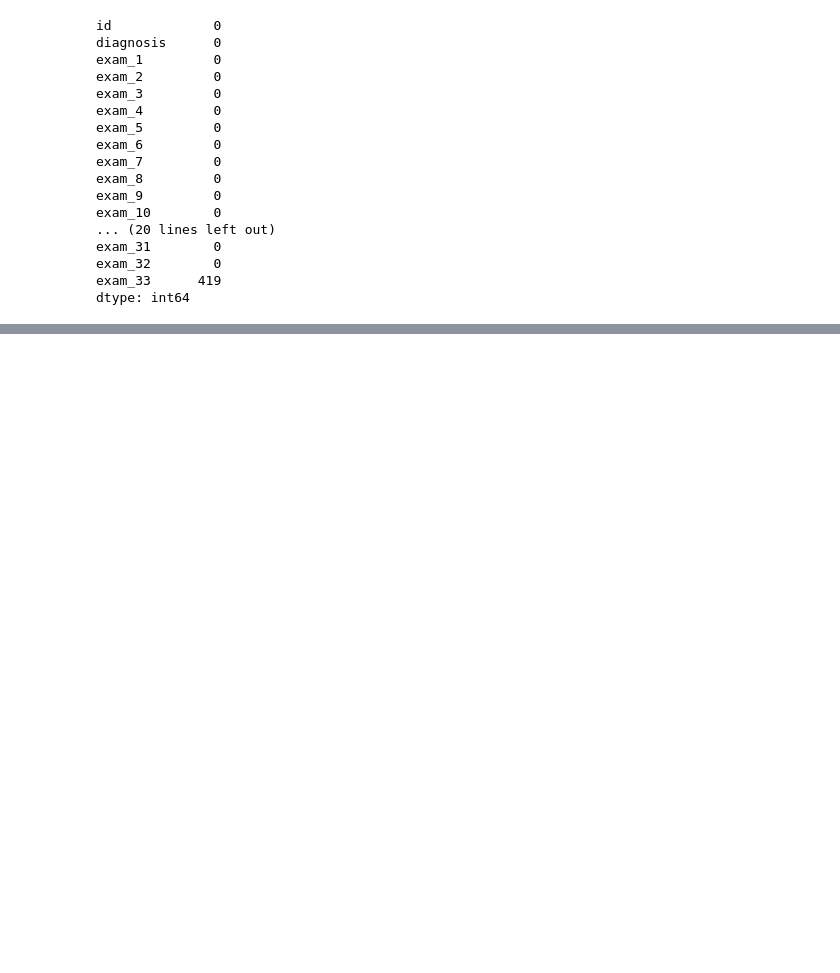
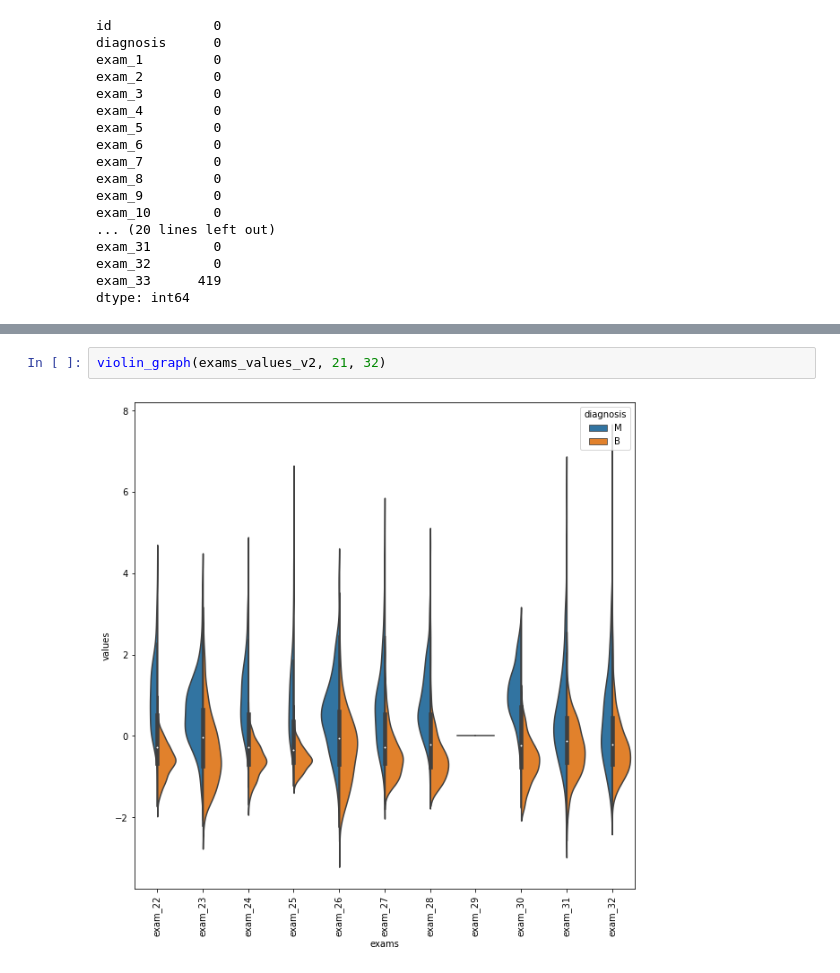
Before and after one commit to vazaee/multidimensional-data, a Jupyter notebook: multidimensional_data.ipynb, the cells around one changed output, grey strips where cells are left out. Saved outputs shown, nothing was run; the diff lists cells and outputs as text; blank space fills up the shorter version.

```diff
--- a/multidimensional_data.ipynb
+++ b/multidimensional_data.ipynb
@@ -68,0 +104,4 @@ Dummy classifier result 66.67%
+# %%
+violin_graph(exams_values_v2, 21, 32)
+# %% [output]
+[figure, added]
```
Also changed, not shown: parts of 7 cells of this notebook.
